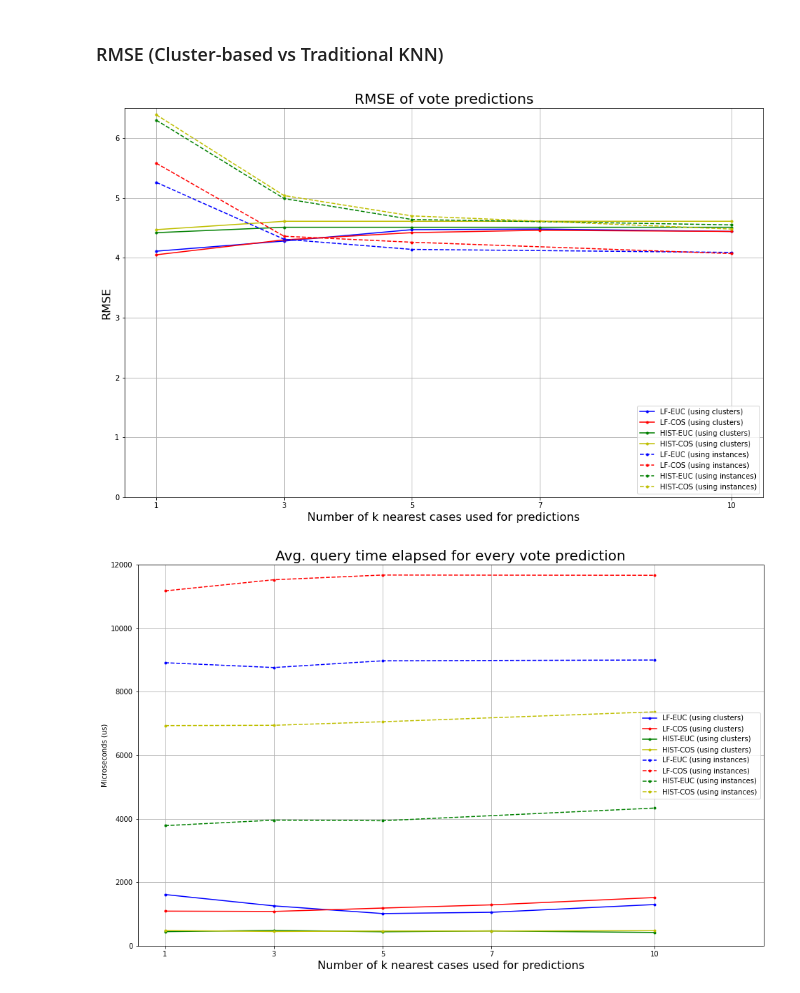
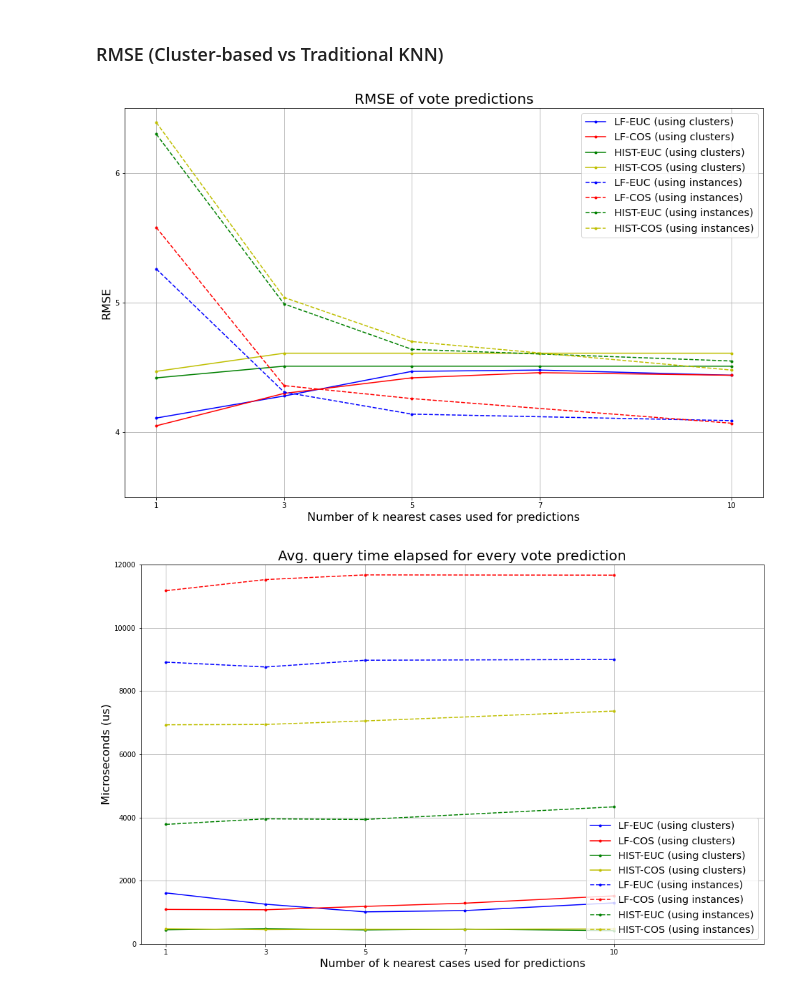
Before and after one commit to EstebanBrito/xai-ucm-unsup, a Jupyter notebook: notebooks/others/Figures.ipynb, the cells around one changed output. Drawn from its saved outputs; the diff is of its cells as text; code cells hidden in the pictures.

Commit message:
Changed figure's specifications (xticks, legends font size)

```diff
--- a/notebooks/others/Figures.ipynb
+++ b/notebooks/others/Figures.ipynb
@@ -79,24 +79,25 @@ axis_dic = {
 # %%
 plt.figure(figsize=(16, 10))
 plt.plot(k_values_cluster, rmse_cluster['incv3_feats_euclid'], 'b.-', label=f'LF-EUC {cl_leg}')
 plt.plot(k_values_cluster, rmse_cluster['incv3_feats_cosine'], 'r.-', label=f'LF-COS {cl_leg}')
 plt.plot(k_values_cluster, rmse_cluster['color_hist_euclid'], 'g.-', label=f'HIST-EUC {cl_leg}')
 plt.plot(k_values_cluster, rmse_cluster['color_hist_cosine'], 'y.-', label=f'HIST-COS {cl_leg}')
 plt.plot(k_values_knn, rmse_knn['incv3_feats_euclid'], 'b.--', label=f'LF-EUC {knn_leg}')
 plt.plot(k_values_knn, rmse_knn['incv3_feats_cosine'], 'r.--', label=f'LF-COS {knn_leg}')
 plt.plot(k_values_knn, rmse_knn['color_hist_euclid'], 'g.--', label=f'HIST-EUC {knn_leg}')
 plt.plot(k_values_knn, rmse_knn['color_hist_cosine'], 'y.--', label=f'HIST-COS {knn_leg}')
 plt.xlim(0.5, 10.5)
-plt.ylim(0, 6.5)
+plt.ylim(3.5, 6.5)
 plt.xticks(k_values_cluster)
+plt.yticks([4, 5, 6])
 plt.xlabel('Number of k nearest cases used for predictions', axis_dic)
 plt.ylabel('RMSE', axis_dic)
-plt.legend(loc='lower right')
+plt.legend(loc='upper right', fontsize='x-large')
 plt.title('RMSE of vote predictions', title_dic)
 plt.grid(True)
 plt.show()
 # %% [output]
-[figure, old version]
+[figure, new version]
 # %%
 plt.figure(figsize=(16, 10))
 plt.plot(k_values_cluster, times_cluster['incv3_feats_euclid'], 'b.-', label=f'LF-EUC {cl_leg}')
@@ -107,14 +108,14 @@ plt.plot(k_values_knn, times_knn['incv3_feats_euclid'], 'b.--', label=f'LF-EUC {
 plt.plot(k_values_knn, times_knn['incv3_feats_cosine'], 'r.--', label=f'LF-COS {knn_leg}')
 plt.plot(k_values_knn, times_knn['color_hist_euclid'], 'g.--', label=f'HIST-EUC {knn_leg}')
 plt.plot(k_values_knn, times_knn['color_hist_cosine'], 'y.--', label=f'HIST-COS {knn_leg}')
-plt.xlim(0.5, 12)
+plt.xlim(0.5, 13)
 plt.ylim(0, 12000)
 plt.xticks(k_values_cluster)
 plt.xlabel('Number of k nearest cases used for predictions', axis_dic)
-plt.ylabel('Microseconds (us)'), axis_dic
-plt.legend()
+plt.ylabel('Microseconds (us)', axis_dic)
+plt.legend(loc='lower right', fontsize='x-large')
 plt.title('Avg. query time elapsed for every vote prediction', title_dic)
 plt.grid(True)
 plt.show()
 # %% [output]
-[figure, old version]
+[figure, new version]
```
